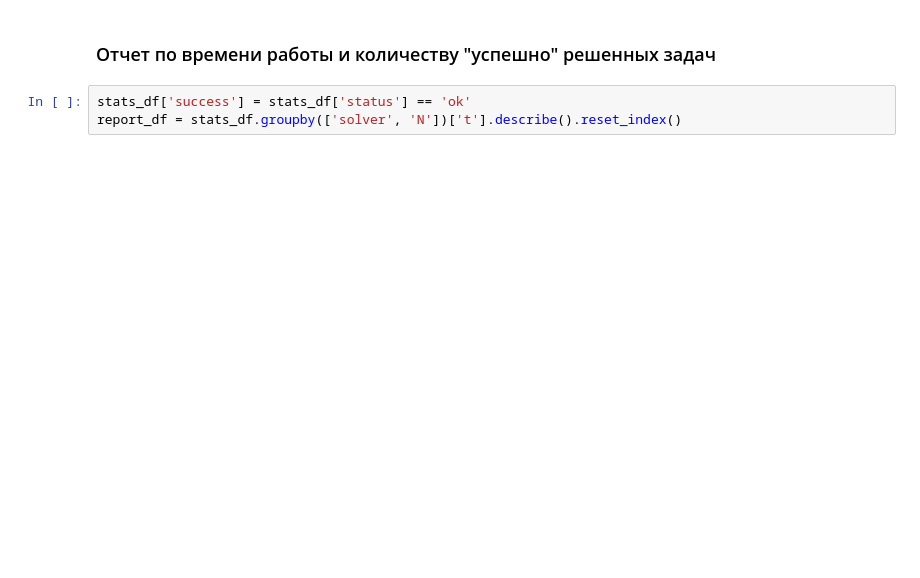
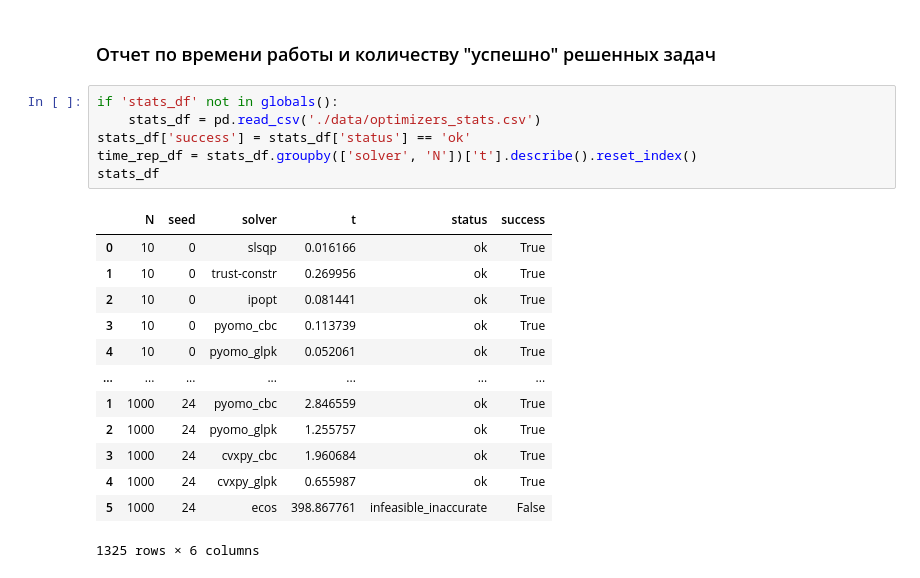
Before and after one commit to mbudylin/OptimizersArticle, a Jupyter notebook: optimizers_test.ipynb, the cells around one changed output. Drawn from its saved outputs; the diff is of its cells as text; blank space fills up the shorter version.

```diff
--- a/optimizers_test.ipynb
+++ b/optimizers_test.ipynb
@@ -130,7 +159,24 @@ glpk finish     0.8523960113525391
 # %% [markdown]
 ### Отчет по времени работы и количеству "успешно" решенных задач
 # %%
+if 'stats_df' not in globals():
+    stats_df = pd.read_csv('./data/optimizers_stats.csv')
 stats_df['success'] = stats_df['status'] == 'ok'
-report_df = stats_df.groupby(['solver', 'N'])['t'].describe().reset_index()
+time_rep_df = stats_df.groupby(['solver', 'N'])['t'].describe().reset_index()
+stats_df
+# %% [output]
+|  | N | seed | solver | t | status | success |
+| 0 | 10 | 0 | slsqp | 0.016166 | ok | True |
+| 1 | 10 | 0 | trust-constr | 0.269956 | ok | True |
+| 2 | 10 | 0 | ipopt | 0.081441 | ok | True |
+| 3 | 10 | 0 | pyomo_cbc | 0.113739 | ok | True |
+| 4 | 10 | 0 | pyomo_glpk | 0.052061 | ok | True |
+| ... | ... | ... | ... | ... | ... | ... |
+| 1 | 1000 | 24 | pyomo_cbc | 2.846559 | ok | True |
+| 2 | 1000 | 24 | pyomo_glpk | 1.255757 | ok | True |
+| 3 | 1000 | 24 | cvxpy_cbc | 1.960684 | ok | True |
+| 4 | 1000 | 24 | cvxpy_glpk | 0.655987 | ok | True |
+| 5 | 1000 | 24 | ecos | 398.867761 | infeasible_inaccurate | False |
+1325 rows × 6 columns
 # %%
 plt.figure(figsize=(15, 8))
```
Also changed, not shown: parts of 12 cells of this notebook, 4 other files.
